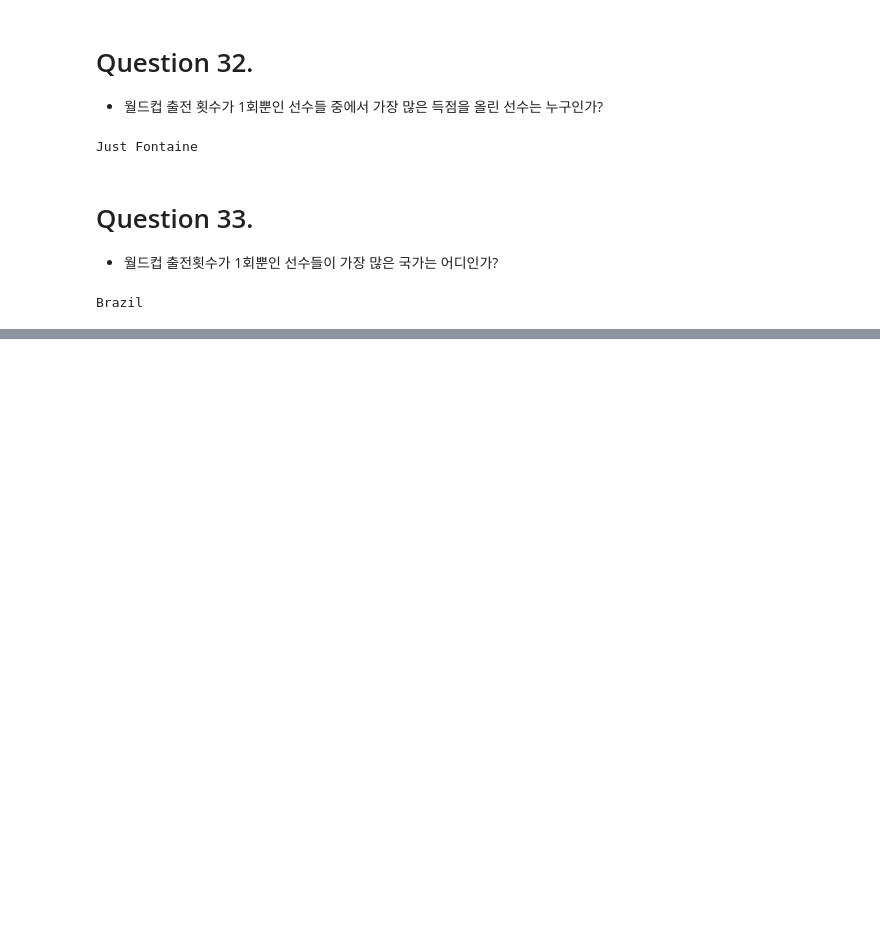
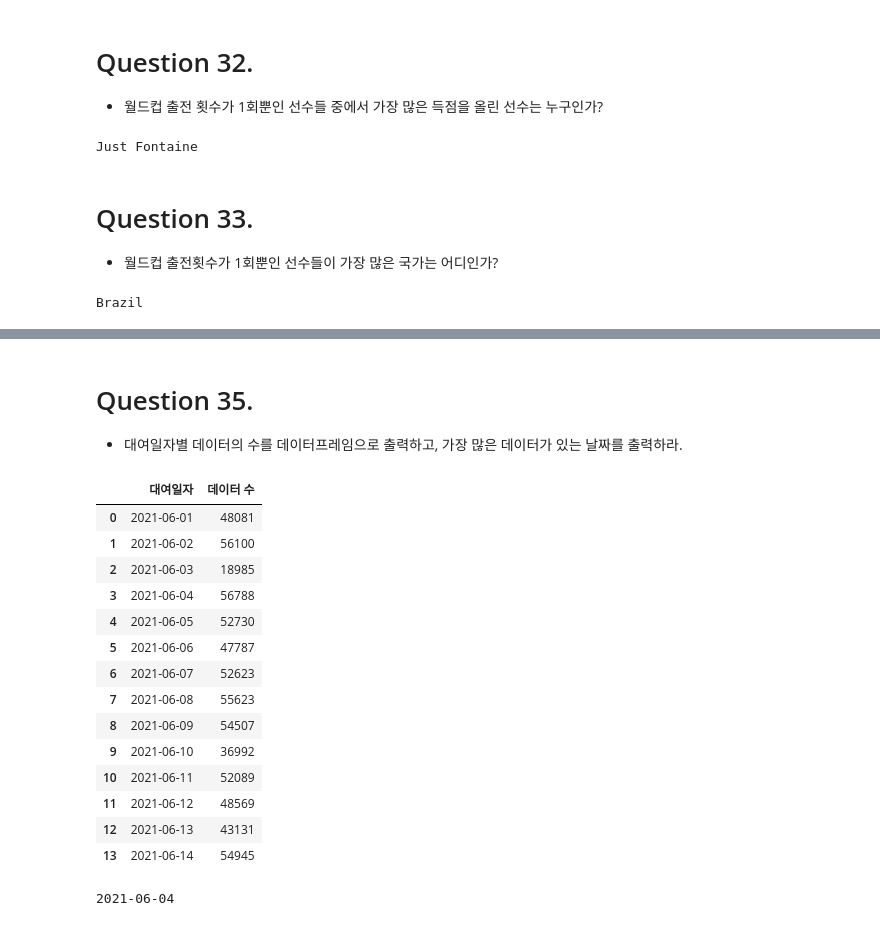
Before and after one commit to LWH4Data/Certifications, a Jupyter notebook: 빅분기/01_작업 1유형/sol.ipynb, the cells around one changed output, grey strips where cells are left out. Cells and saved outputs as stored; diff of their text form; code cells hidden in the pictures; blank space fills up the shorter version.

```diff
--- a/빅분기/01_작업 1유형/sol.ipynb
+++ b/빅분기/01_작업 1유형/sol.ipynb
@@ -840,0 +863,44 @@ Brazil
+# %% [markdown]
+# Question 35.
+- 대여일자별 데이터의 수를 데이터프레임으로 출력하고, 가장 많은 데이터가 있는 날짜를 출력하라.
+# %%
+# 1. 대여일자 컬럼의 타입 확인
+df['대여일자'].dtype
+
+# 2. 대여일자 컬럼의 타입을 datetime으로 변환
+df['대여일자'] = pd.to_datetime(df['대여일자'])
+# print(df['대여일자'].dtype)
+
+# 3. 일자별로 그룹화 한 뒤 size()를 통해 총 수를 반환
+#   - reset_index(name = )
+#       - index를 컬럼으로 옮긴다.
+#       - name: 원래 값 컬럼의 컬럼명을 지정한다.
+Ans = df.groupby('대여일자').size().reset_index(name = '데이터 수')
+display(Ans)
+
+# 4. 가장 데이터 수가 많은 일자를 출력하기 위해 `데이터 수`를 기준으로 내림차순 정렬.
+Ans = Ans.sort_values('데이터 수', ascending = False)
+# display(Ans)
+
+# 5. 첫 행의 대여일자만 필터링
+Ans = Ans.iloc[0]['대여일자']
+
+# 6. 정답을 출력. (정답의 형식을 맞추기 위해 시간을 제외한 날짜만으로 형변환).
+print(Ans.strftime('%Y-%m-%d'))
+# %% [output]
+|  | 대여일자 | 데이터 수 |
+| 0 | 2021-06-01 | 48081 |
+| 1 | 2021-06-02 | 56100 |
+| 2 | 2021-06-03 | 18985 |
+| 3 | 2021-06-04 | 56788 |
+| 4 | 2021-06-05 | 52730 |
+| 5 | 2021-06-06 | 47787 |
+| 6 | 2021-06-07 | 52623 |
+| 7 | 2021-06-08 | 55623 |
+| 8 | 2021-06-09 | 54507 |
+| 9 | 2021-06-10 | 36992 |
+| 10 | 2021-06-11 | 52089 |
+| 11 | 2021-06-12 | 48569 |
+| 12 | 2021-06-13 | 43131 |
+| 13 | 2021-06-14 | 54945 |
+2021-06-04
```
Also changed, not shown: parts of 8 cells of this notebook.
